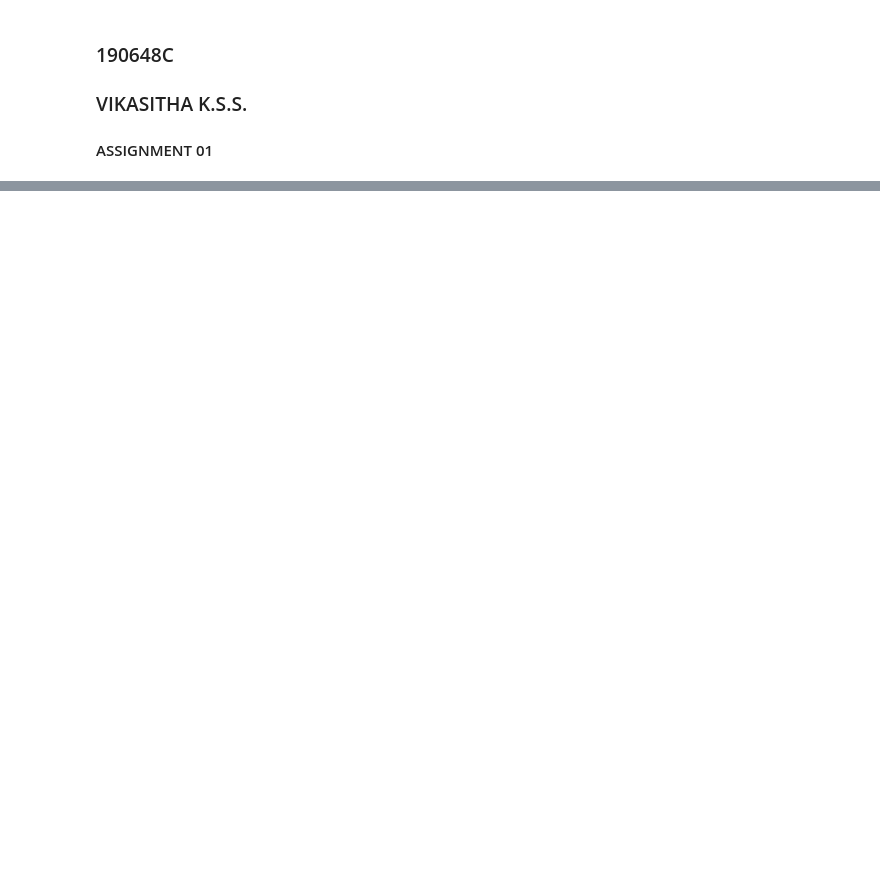
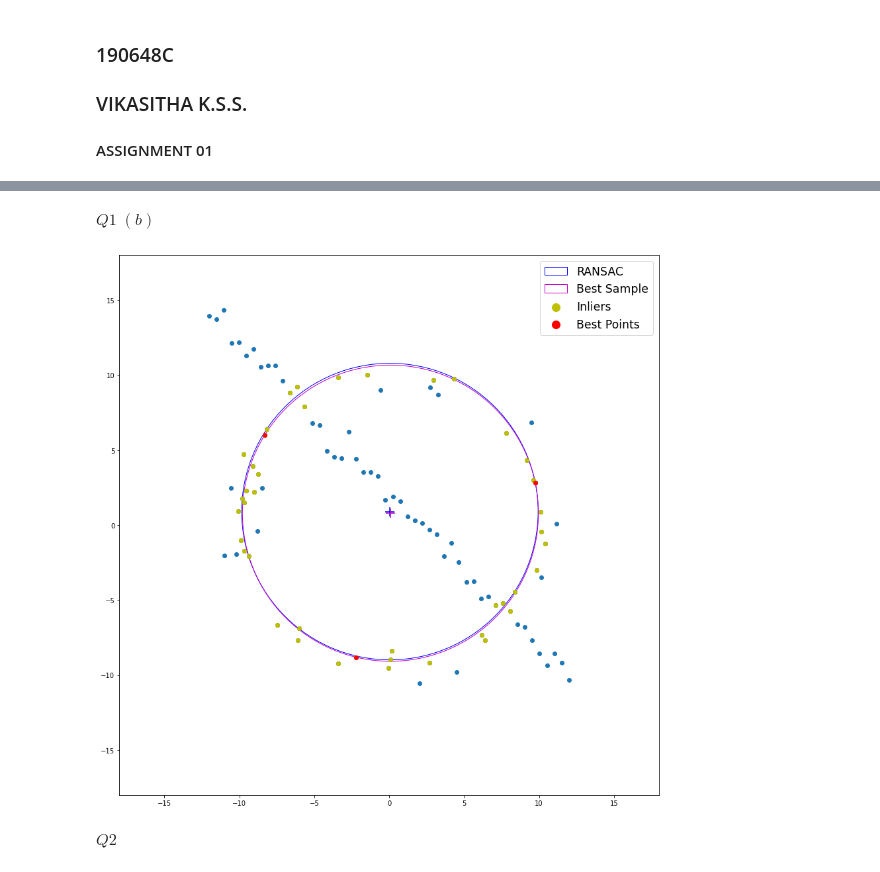
Before and after one commit to SasininduSV/EN2550-Assignment-02, a Jupyter notebook: 190648C_a02.ipynb, the cells around one changed output, grey strips where cells are left out. Saved outputs shown, nothing was run; the diff lists cells and outputs as text; code cells hidden in the pictures; blank space fills up the shorter version.

```diff
--- a/190648C_a02.ipynb
+++ b/190648C_a02.ipynb
@@ -112,15 +30,0 @@ plt.show()
-# %%
-def isInlier(x,y,cx,cy,r):
-    r_=(x-cx)**2+(y-cy)**2
-    if r-0.8 < np.sqrt(r_) < r+0.8:
-        return True
-    else: return False
-
-def inlierCount(points,cx,cy,r):
-    n=0
-    for i in points:
-        if isInlier(i[0],i[1],cx,cy,r):
-            n+=1
-    return n
-
-print(inlierCount(X,c_x,c_y,radius))
@@ -256,0 +82,25 @@ print(m1,m)
+# %% [markdown]
+$Q1$ $(b)$
+# %%
+m1,circ,inls,bestpoints=circleEstimate(200,42,N,X,0.9)
+figure, axes = plt.subplots(figsize=(15,15))
+draw_circle = plt.Circle((circ[0], circ[1]), circ[2],fill=False,color='b',label='RANSAC')
+axes.scatter(circ[0], circ[1],color='b',marker='+',s=180)
+axes.set_aspect(1)
+axes.add_artist(draw_circle)
+
+m,circ,inls,bestpoints=circleEstimate(200,30,m1,inls,0.75)
+draw_circle = plt.Circle((circ[0], circ[1]), circ[2],fill=False,color='m',label='Best Sample')
+axes.add_artist(draw_circle)
+axes.scatter(X[:,0], X[:,1])
+axes.scatter(inls[:,0], inls[:,1],color='y',label='Inliers')
+axes.scatter(bestpoints[:,0], bestpoints[:,1],color='r',label='Best Points')
+axes.scatter(circ[0], circ[1],marker='+',c='m',s=180)
+plt.xlim(-18,18)
+plt.ylim(-18,18)
+plt.legend(fontsize='xx-large',markerscale=2.0)
+plt.show()
+# %% [output]
+[figure, added]
+# %% [markdown]
+$Q2$
```
Also changed, not shown: parts of 10 cells of this notebook, 5 other files.
